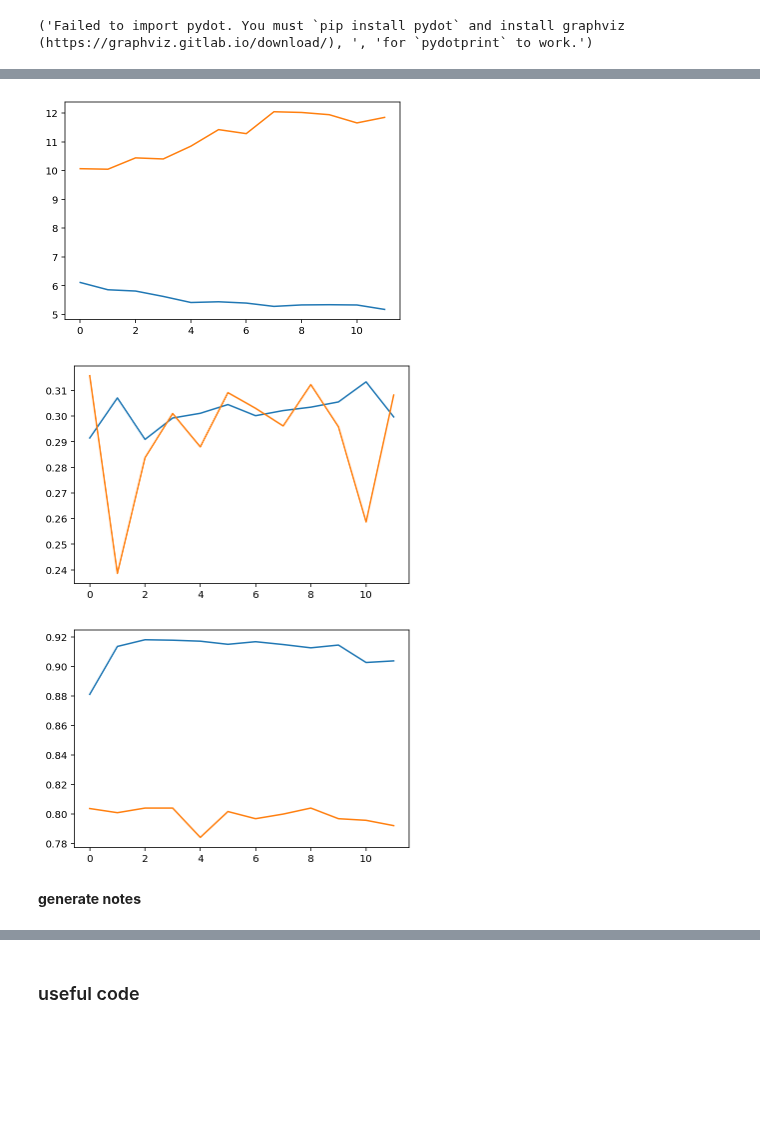
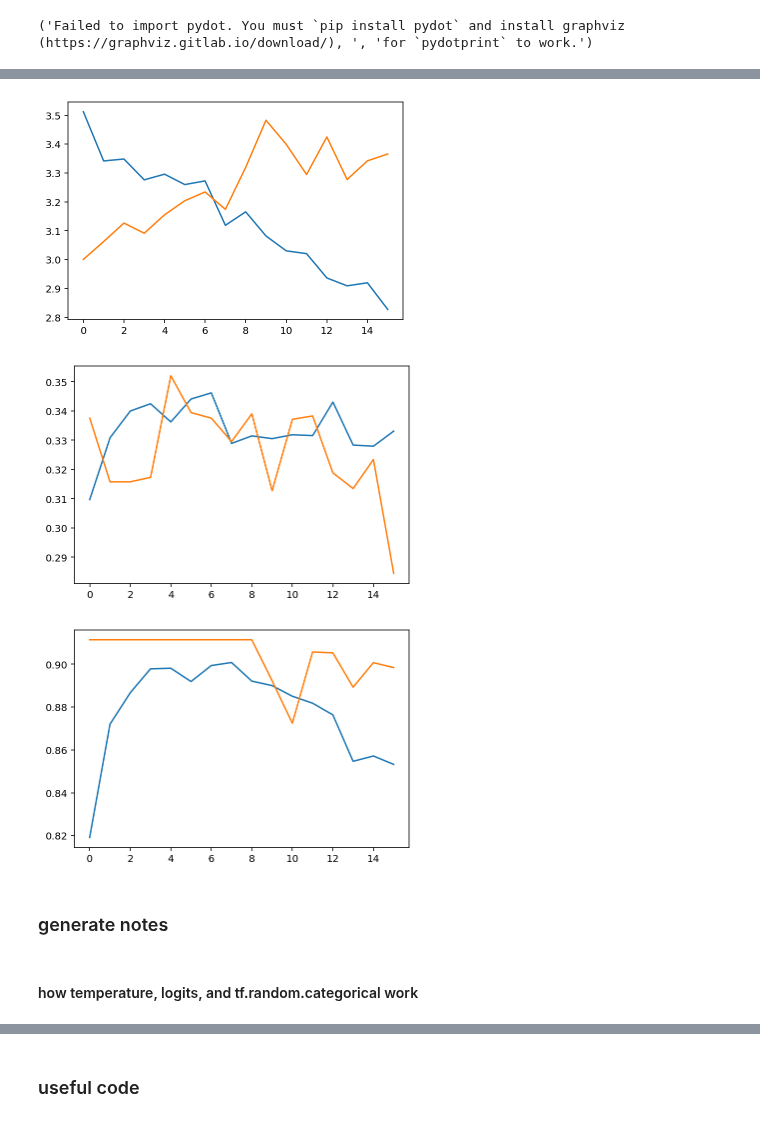
Before and after one commit to sevans47/CoolMelodyProject, a Jupyter notebook: notebooks/stephen_model_with_more_data.ipynb, the cells around one changed output, grey strips where cells are left out. Cells and saved outputs as stored; diff of their text form; code cells hidden in the pictures; blank space fills up the shorter version.

Commit message:
updated model and stephen_model_with_more_data notebook

```diff
--- a/notebooks/stephen_model_with_more_data.ipynb
+++ b/notebooks/stephen_model_with_more_data.ipynb
@@ -239,16 +508,16 @@ Trainable params: 3,101
 Non-trainable params: 0
 __________________________________________________________________________________________________
 # %%
-es = EarlyStopping(patience=10, restore_best_weights=True)
+es = EarlyStopping(patience=20, restore_best_weights=True)
 
-history = model.fit(X_norm,
+history = model_1.fit(X_norm,
                     y,
                     validation_split=0.2,
                     shuffle=True,
                     batch_size=16,
                     epochs=500,
                     verbose=1,
-#                     callbacks=[es],
+                    callbacks=[es],
                     sample_weight=sample_weight)
 # %% [output]
 Epoch 1/500
@@ -309,7 +711,7 @@ def initialize_model():
     }
 
     loss_weights = {
-        "pitch_output": 1.0,
+        "pitch_output": 0.2,
         "duration_output": 1.0
     }
 
@@ -317,6 +719,6 @@ def initialize_model():
 
     return model
 # %%
-model = initialize_model()
-model.summary()
+model_3 = initialize_model()
+model_3.summary()
 # %% [output]
@@ -345,9 +747,9 @@ plot_model(model)
 # %%
 from tensorflow.keras.callbacks import EarlyStopping
 
-es = EarlyStopping(patience=10, restore_best_weights=True)
+es = EarlyStopping(patience=15, restore_best_weights=True)
 
-history = model.fit(X_norm,
+history_3 = model_3.fit(X_norm,
                     y,
                     validation_split=0.2,
                     shuffle=True,
@@ -377,17 +779,19 @@ Epoch 12/500
 # %%
-plt.plot(history.epoch, history.history['loss'])
-plt.plot(history.epoch, history.history['val_loss']);
+plt.plot(history_3.epoch, history_3.history['loss'])
+plt.plot(history_3.epoch, history_3.history['val_loss']);
 # %% [output]
-[figure, old version]
+[figure, new version]
 # %%
-plt.plot(history.epoch, history.history['pitch_output_sparse_top_k_categorical_accuracy'])
-plt.plot(history.epoch, history.history['val_pitch_output_sparse_top_k_categorical_accuracy']);
+plt.plot(history_3.epoch, history_3.history['pitch_output_sparse_top_k_categorical_accuracy'])
+plt.plot(history_3.epoch, history_3.history['val_pitch_output_sparse_top_k_categorical_accuracy']);
 # %% [output]
-[figure, old version]
+[figure, new version]
 # %%
-plt.plot(history.epoch, history.history['duration_output_sparse_top_k_categorical_accuracy'])
-plt.plot(history.epoch, history.history['val_duration_output_sparse_top_k_categorical_accuracy']);
+plt.plot(history_3.epoch, history_3.history['duration_output_sparse_top_k_categorical_accuracy'])
+plt.plot(history_3.epoch, history_3.history['val_duration_output_sparse_top_k_categorical_accuracy']);
 # %% [output]
-[figure, old version]
+[figure, new version]
 # %% [markdown]
-**generate notes**
+### generate notes
+# %% [markdown]
+#### how temperature, logits, and tf.random.categorical work
```
Also changed, not shown: parts of 73 cells of this notebook, 1 other file.
